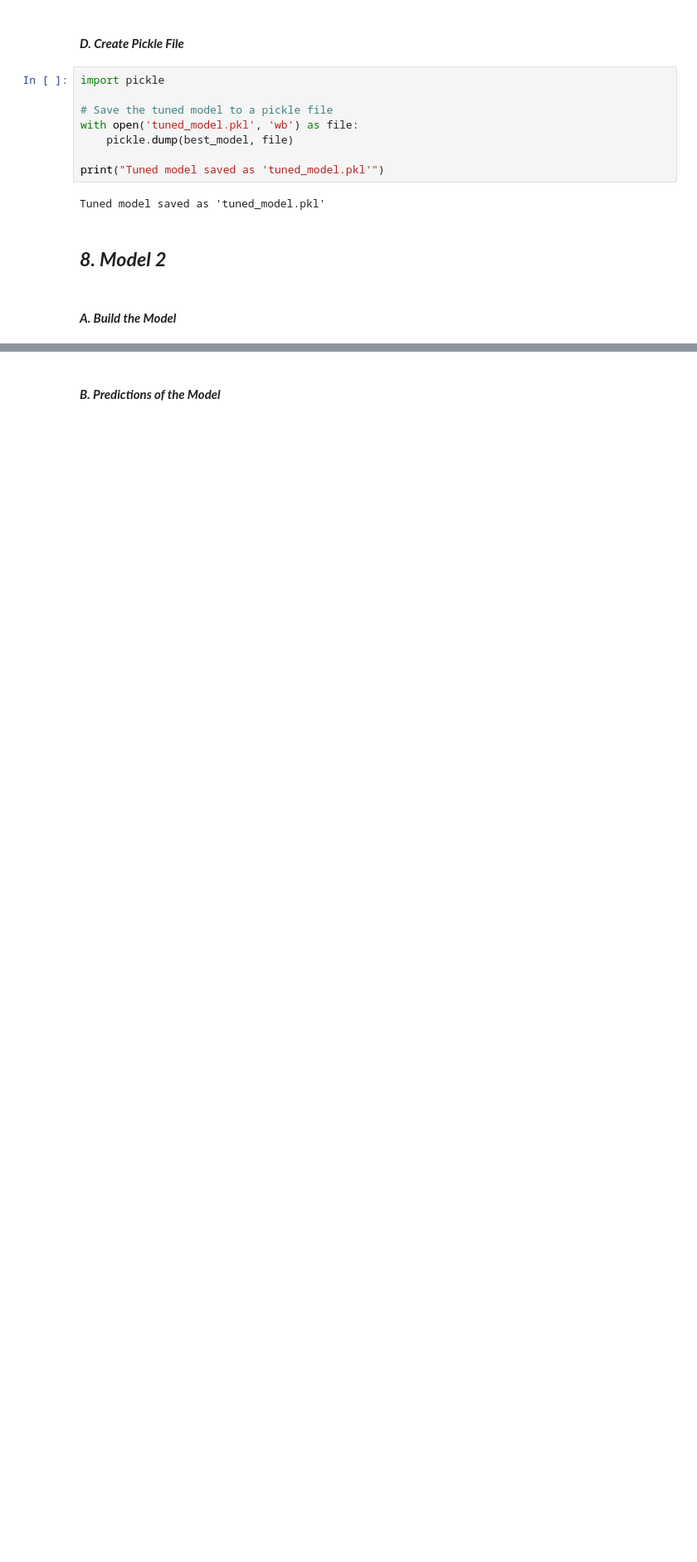
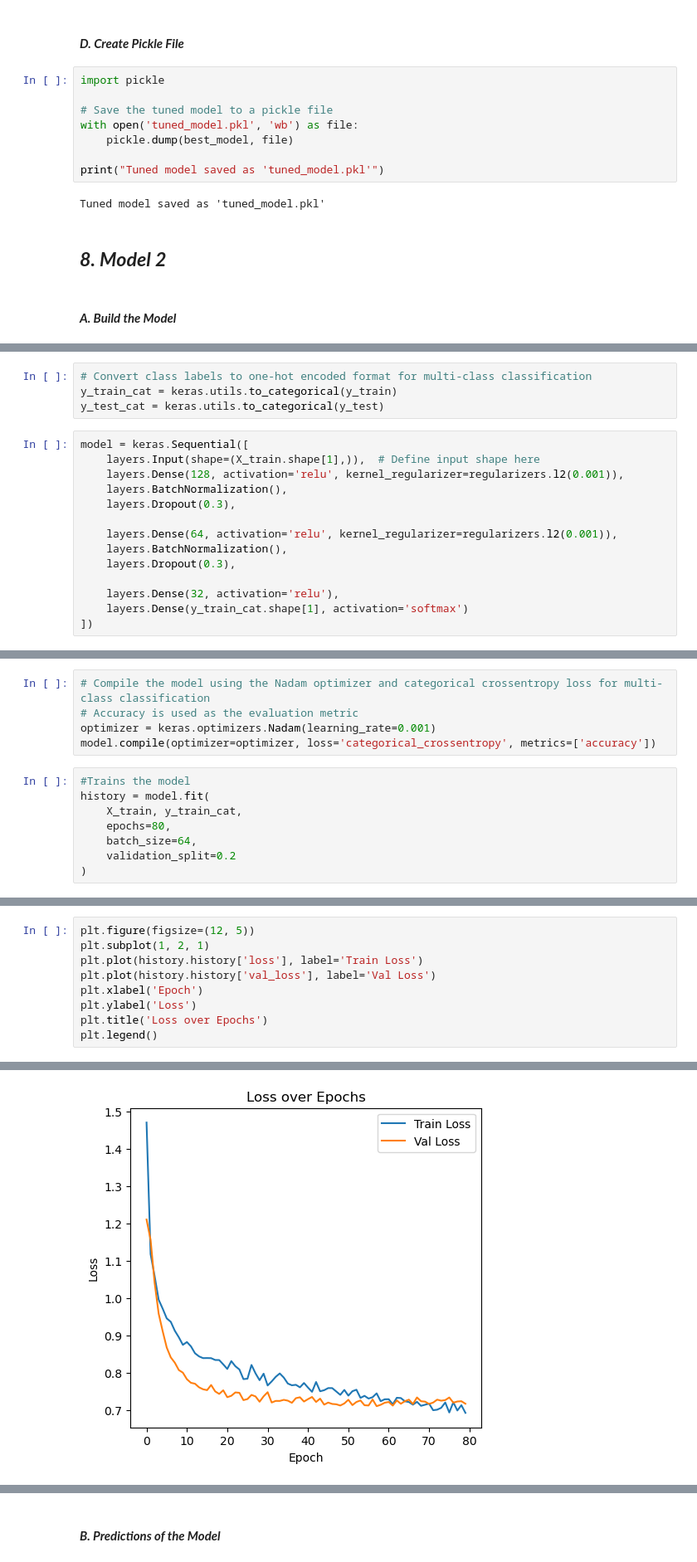
Before and after one commit to CountessOreo/Grade-Prediction-Tool, a Jupyter notebook: notebooks/Prepare_Data.ipynb, the cells around one changed output, grey strips where cells are left out. Shown at 83% size. Cells and saved outputs as stored; diff of their text form; blank space fills up the shorter version.

Commit message:
Added deep learning mode

```diff
--- a/notebooks/Prepare_Data.ipynb
+++ b/notebooks/Prepare_Data.ipynb
@@ -2325,0 +2353,18 @@ Tuned model saved as 'tuned_model.pkl'
+# %%
+# Convert class labels to one-hot encoded format for multi-class classification
+y_train_cat = keras.utils.to_categorical(y_train)
+y_test_cat = keras.utils.to_categorical(y_test)
+# %%
+model = keras.Sequential([
+    layers.Input(shape=(X_train.shape[1],)),  # Define input shape here
+    layers.Dense(128, activation='relu', kernel_regularizer=regularizers.l2(0.001)),
+    layers.BatchNormalization(),
+    layers.Dropout(0.3),
+
+    layers.Dense(64, activation='relu', kernel_regularizer=regularizers.l2(0.001)),
+    layers.BatchNormalization(),
+    layers.Dropout(0.3),
+
+    layers.Dense(32, activation='relu'),
+    layers.Dense(y_train_cat.shape[1], activation='softmax')
+])
@@ -2325,0 +2373,13 @@ Tuned model saved as 'tuned_model.pkl'
+# %%
+# Compile the model using the Nadam optimizer and categorical crossentropy loss for multi-class classification
+# Accuracy is used as the evaluation metric
+optimizer = keras.optimizers.Nadam(learning_rate=0.001)
+model.compile(optimizer=optimizer, loss='categorical_crossentropy', metrics=['accuracy'])
+# %%
+#Trains the model
+history = model.fit(
+    X_train, y_train_cat,
+    epochs=80,
+    batch_size=64,
+    validation_split=0.2
+)
@@ -2325,0 +2404,10 @@ Tuned model saved as 'tuned_model.pkl'
+# %%
+plt.figure(figsize=(12, 5))
+plt.subplot(1, 2, 1)
+plt.plot(history.history['loss'], label='Train Loss')
+plt.plot(history.history['val_loss'], label='Val Loss')
+plt.xlabel('Epoch')
+plt.ylabel('Loss')
+plt.title('Loss over Epochs')
+plt.legend()
+# %% [output]
@@ -2325,0 +2415 @@ Tuned model saved as 'tuned_model.pkl'
+[figure, added]
```
Also changed, not shown: parts of 16 cells of this notebook, 1 other file.
